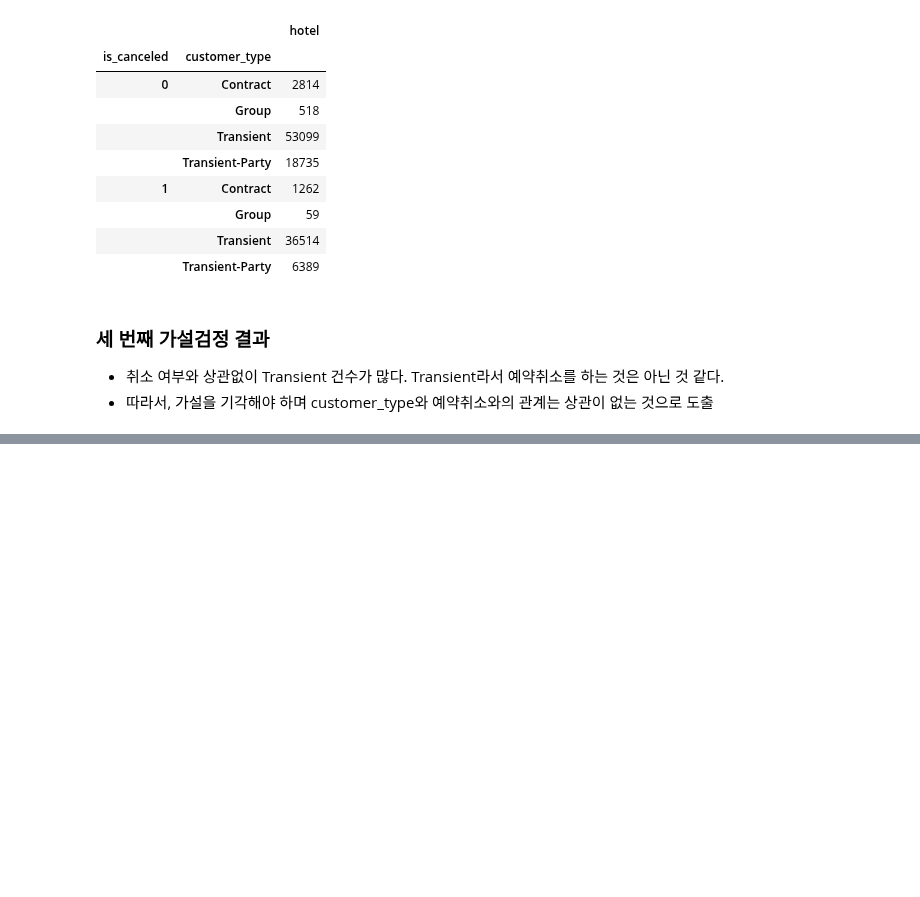
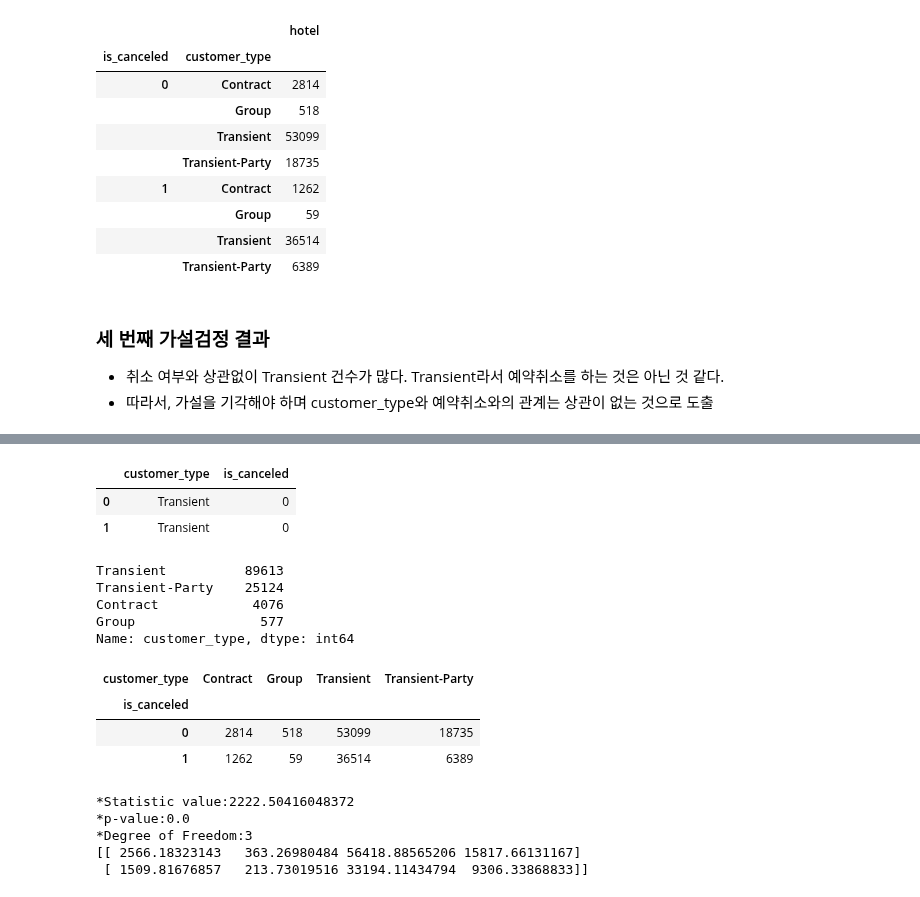
Before and after one commit to young-hun-jo/DataAnalysis, a Jupyter notebook: hotel_booking/analysis_myself.ipynb, the cells around one changed output, grey strips where cells are left out. Drawn from its saved outputs; the diff is of its cells as text; code cells hidden in the pictures; blank space fills up the shorter version.

```diff
--- a/hotel_booking/analysis_myself.ipynb
+++ b/hotel_booking/analysis_myself.ipynb
@@ -1192,0 +1324,48 @@ data.groupby(['is_canceled','customer_type']).agg({'hotel':'count'})
+# %%
+# customer_type, is_canceled 데이터만 추출
+customer_df = hotel[['customer_type','is_canceled']]
+customer_df.head(2)
+# %% [output]
+|  | customer_type | is_canceled |
+| 0 | Transient | 0 |
+| 1 | Transient | 0 |
+# %%
+customer_df['customer_type'].value_counts()
+# %% [output]
+Transient          89613
+Transient-Party    25124
+Contract            4076
+Group                577
+Name: customer_type, dtype: int64
+# %%
+# 두 변수 모두 범주형 변수이기 때문에 카이스퀘어 검정을 하기 위해 데이터 셋 만드는 과정
+# 1. 취소여부와 고객 유형을 기준으로 그룹핑한 후 보증금 유형을 count 집계
+# 2. 카이스퀘어 검정에 맞는 데이터 포맷인 pivot_table 형태로 변환하기
+# 3. 해당 검정은 이원 카이제곱검정임
+
+group_df = customer_df.groupby(['is_canceled','customer_type']).agg({'customer_type':'count'}).rename(columns={'customer_type':'counts'})
+group_df = group_df.reset_index()
+pivot_df = group_df.pivot_table(values='counts',index='is_canceled',
+                    columns='customer_type')
+pivot_df
+# %% [output]
+| customer_type | Contract | Group | Transient | Transient-Party |
+| is_canceled |  |  |  |  |
+| 0 | 2814 | 518 | 53099 | 18735 |
+| 1 | 1262 | 59 | 36514 | 6389 |
+# %%
+# 귀무가설 : 취소여부 상관없이 고객 유형 빈도수 차이는 없다
+# 대립가설 : 최소여부에 따라 고객 유형 빈도수 차이가 존재
+
+from scipy.stats import chi2_contingency
+
+chi2, p_value, df, expected = chi2_contingency([pivot_df.iloc[0],
+                                               pivot_df.iloc[1]])
+print(f"*Statistic value:{chi2}\n*p-value:{p_value}\n*Degree of Freedom:{df}")
+print(expected)
+# %% [output]
+*Statistic value:2222.50416048372
+*p-value:0.0
+*Degree of Freedom:3
+[[ 2566.18323143   363.26980484 56418.88565206 15817.66131167]
+ [ 1509.81676857   213.73019516 33194.11434794  9306.33868833]]
```
Also changed, not shown: parts of 20 cells of this notebook.
